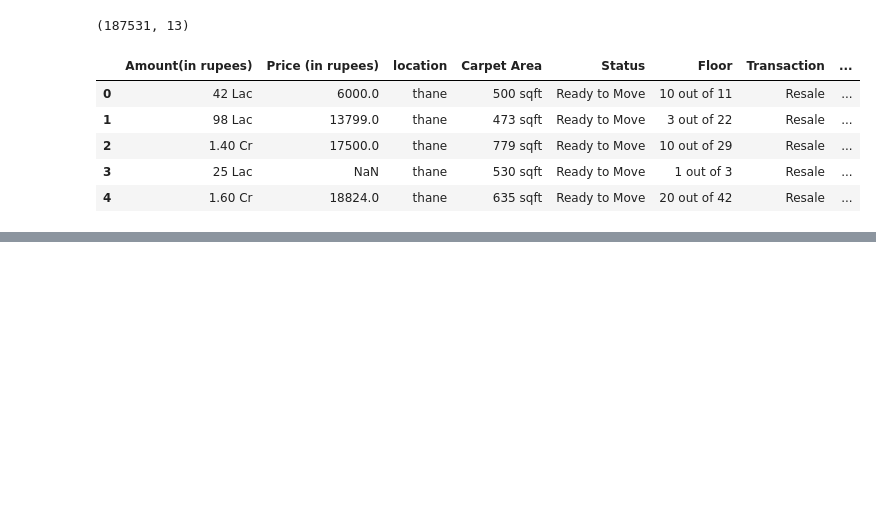
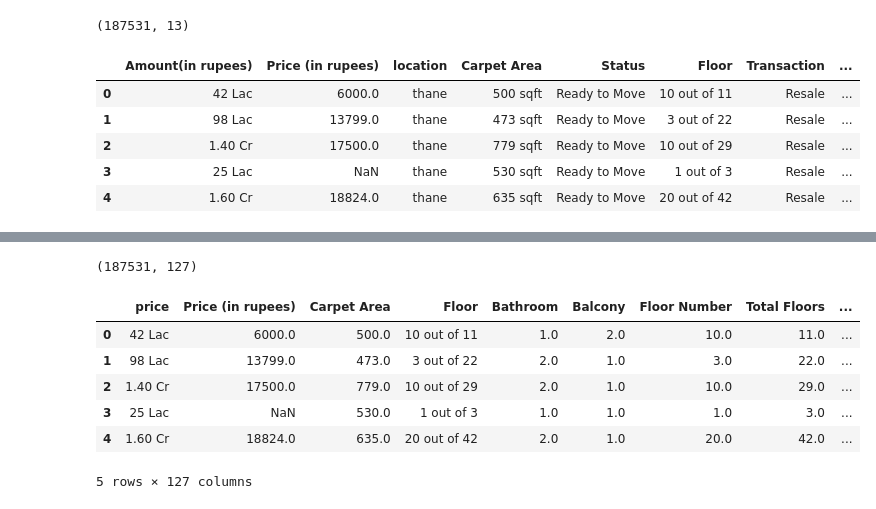
Before and after one commit to bouyassine11/House-Price-Prediction, a Jupyter notebook: House-Price-Prediction.ipynb, the cells around one changed output, grey strips where cells are left out. Saved outputs shown, nothing was run; the diff lists cells and outputs as text; code cells hidden in the pictures; blank space fills up the shorter version.

```diff
--- a/House-Price-Prediction.ipynb
+++ b/House-Price-Prediction.ipynb
@@ -142,0 +312,4 @@ data.head(5)
+# %%
+categorical_cols = ['location', 'Status', 'Transaction', 'Furnishing', 'facing', 'overlooking', 'Ownership']
+# %%
+data[categorical_cols] = data[categorical_cols].fillna('Unknown')
@@ -142,0 +327,17 @@ data.head(5)
+# %%
+# One-hot encode
+data = pd.get_dummies(data, columns=categorical_cols, drop_first=True)
+# %%
+data.shape
+# %% [output]
+(187531, 127)
+# %%
+data.head(5)
+# %% [output]
+|  | price | Price (in rupees) | Carpet Area | Floor | Bathroom | Balcony | Floor Number | Total Floors | ... |
+| 0 | 42 Lac | 6000.0 | 500.0 | 10 out of 11 | 1.0 | 2.0 | 10.0 | 11.0 | ... |
+| 1 | 98 Lac | 13799.0 | 473.0 | 3 out of 22 | 2.0 | 1.0 | 3.0 | 22.0 | ... |
+| 2 | 1.40 Cr | 17500.0 | 779.0 | 10 out of 29 | 2.0 | 1.0 | 10.0 | 29.0 | ... |
+| 3 | 25 Lac | NaN | 530.0 | 1 out of 3 | 1.0 | 1.0 | 1.0 | 3.0 | ... |
+| 4 | 1.60 Cr | 18824.0 | 635.0 | 20 out of 42 | 2.0 | 1.0 | 20.0 | 42.0 | ... |
+5 rows × 127 columns
```
Also changed, not shown: parts of 37 cells of this notebook.
